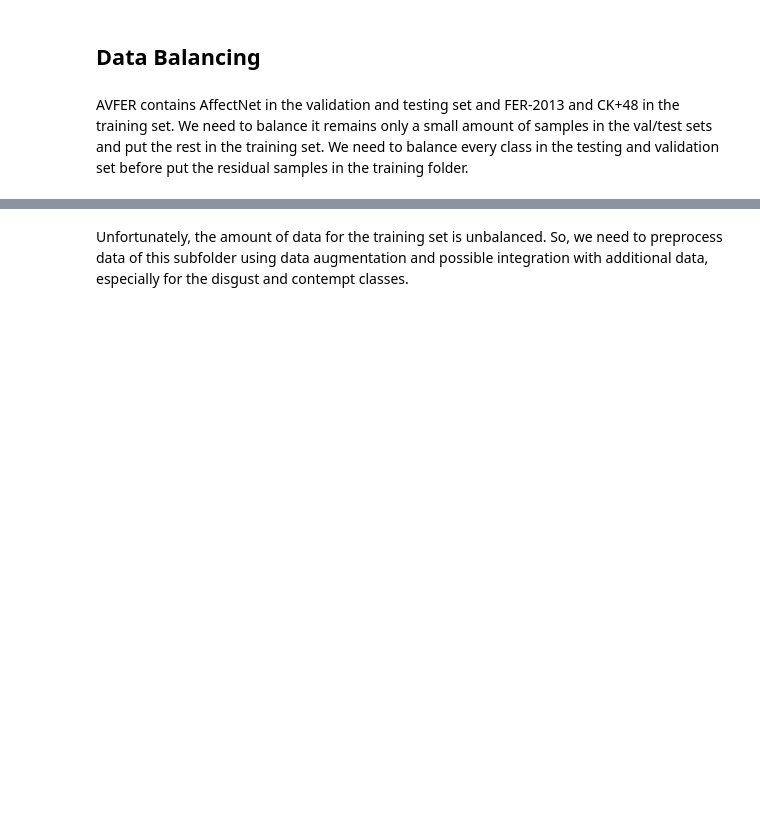
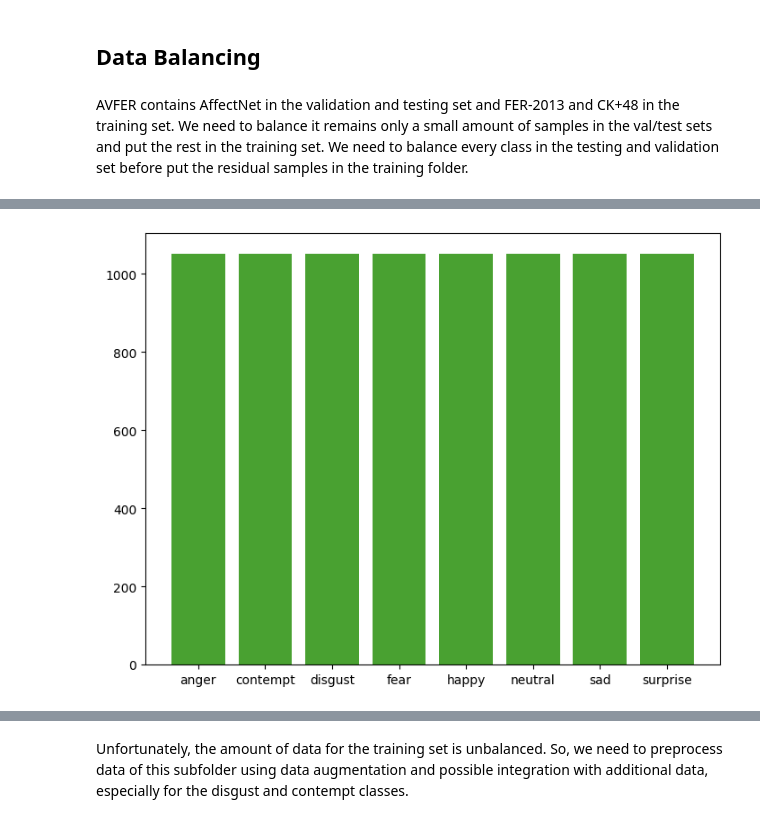
Before and after one commit to AhmadBeigRezaei/VisionGuard-CV, a Jupyter notebook: Notebooks/Preprocessing.ipynb, the cells around one changed output, grey strips where cells are left out. Drawn from its saved outputs; the diff is of its cells as text; code cells hidden in the pictures; blank space fills up the shorter version.

```diff
--- a/Notebooks/Preprocessing.ipynb
+++ b/Notebooks/Preprocessing.ipynb
@@ -357,5 +425,7 @@ plot_dataset(testdir + "/*")
 # %%
-# plot validation set.
-valdir = "/content/drive/MyDrive/Datasets/AVFER/val"
-plot_dataset(valdir + "/*")
+# plot testing set.
+testdir = "./Vision+/val"
+plot_dataset(testdir + "/*")
+# %% [output]
+[figure, added]
 # %%
```
Also changed, not shown: parts of 78 cells of this notebook, 2 other files.
